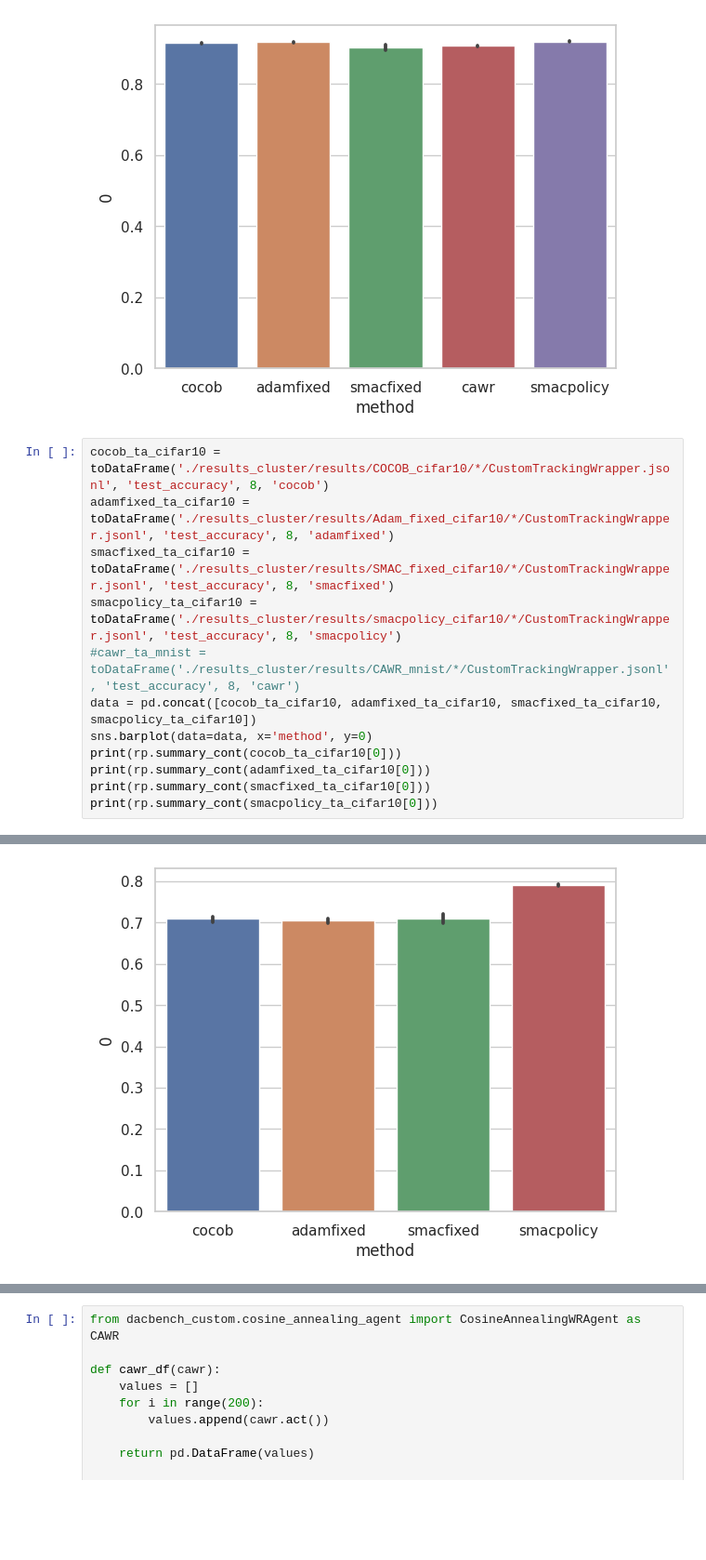
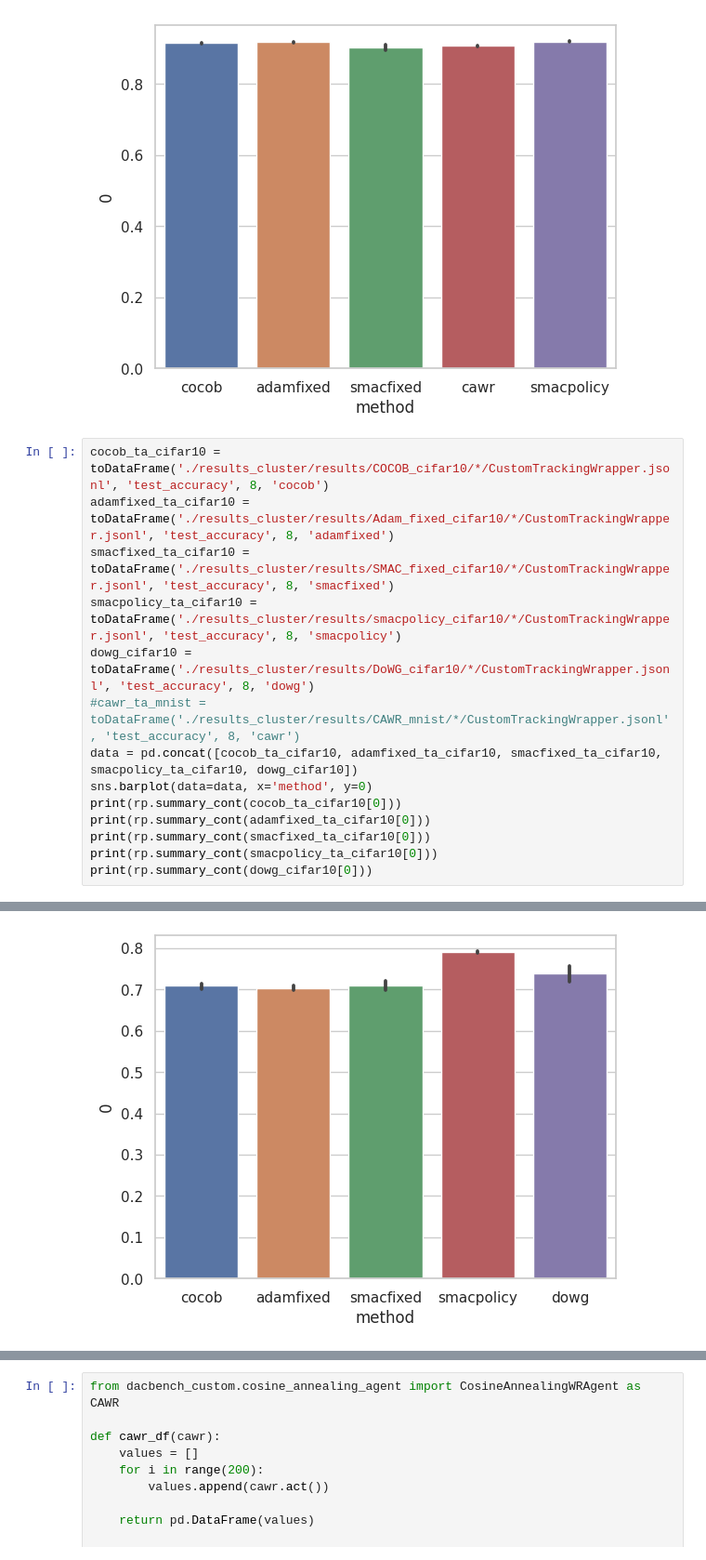
Before and after one commit to MichaHenh/Revisiting_LR_Control, a Jupyter notebook: ba_parameter_free_dac/plotting.ipynb, the cells around one changed output, grey strips where cells are left out. Shown at 93% size. Drawn from its saved outputs; the diff is of its cells as text; blank space fills up the shorter version.

Commit message:
plotting udpates and fixes

```diff
--- a/ba_parameter_free_dac/plotting.ipynb
+++ b/ba_parameter_free_dac/plotting.ipynb
@@ -109,13 +111,15 @@ cocob_ta_cifar10 = toDataFrame('./results_cluster/results/COCOB_cifar10/*/Custom
 adamfixed_ta_cifar10 = toDataFrame('./results_cluster/results/Adam_fixed_cifar10/*/CustomTrackingWrapper.jsonl', 'test_accuracy', 8, 'adamfixed')
 smacfixed_ta_cifar10 = toDataFrame('./results_cluster/results/SMAC_fixed_cifar10/*/CustomTrackingWrapper.jsonl', 'test_accuracy', 8, 'smacfixed')
 smacpolicy_ta_cifar10 = toDataFrame('./results_cluster/results/smacpolicy_cifar10/*/CustomTrackingWrapper.jsonl', 'test_accuracy', 8, 'smacpolicy')
+dowg_cifar10 = toDataFrame('./results_cluster/results/DoWG_cifar10/*/CustomTrackingWrapper.jsonl', 'test_accuracy', 8, 'dowg')
 #cawr_ta_mnist = toDataFrame('./results_cluster/results/CAWR_mnist/*/CustomTrackingWrapper.jsonl', 'test_accuracy', 8, 'cawr')
-data = pd.concat([cocob_ta_cifar10, adamfixed_ta_cifar10, smacfixed_ta_cifar10, smacpolicy_ta_cifar10])
+data = pd.concat([cocob_ta_cifar10, adamfixed_ta_cifar10, smacfixed_ta_cifar10, smacpolicy_ta_cifar10, dowg_cifar10])
 sns.barplot(data=data, x='method', y=0)
 print(rp.summary_cont(cocob_ta_cifar10[0]))
 print(rp.summary_cont(adamfixed_ta_cifar10[0]))
 print(rp.summary_cont(smacfixed_ta_cifar10[0]))
 print(rp.summary_cont(smacpolicy_ta_cifar10[0]))
+print(rp.summary_cont(dowg_cifar10[0]))
 # %% [output]
    Variable     N    Mean     SD      SE  95% Conf.  Interval
 0       0.0  10.0  0.7091  0.012  0.0038     0.7005    0.7176
@@ -134,4 +142,4 @@ print(rp.summary_cont(smacpolicy_ta_cifar10[0]))
-[figure, old version]
+[figure, new version]
 # %%
 cocob_ta_cifar100 = toDataFrame('./results_cluster/results/COCOB_cifar100/*/CustomTrackingWrapper.jsonl', 'test_accuracy', 8, 'cocob')
 adamfixed_ta_cifar100 = toDataFrame('./results_cluster/results/Adam_fixed_cifar100/*/CustomTrackingWrapper.jsonl', 'test_accuracy', 8, 'adamfixed')
```
Also changed, not shown: parts of 3 cells of this notebook, 2 other files.
